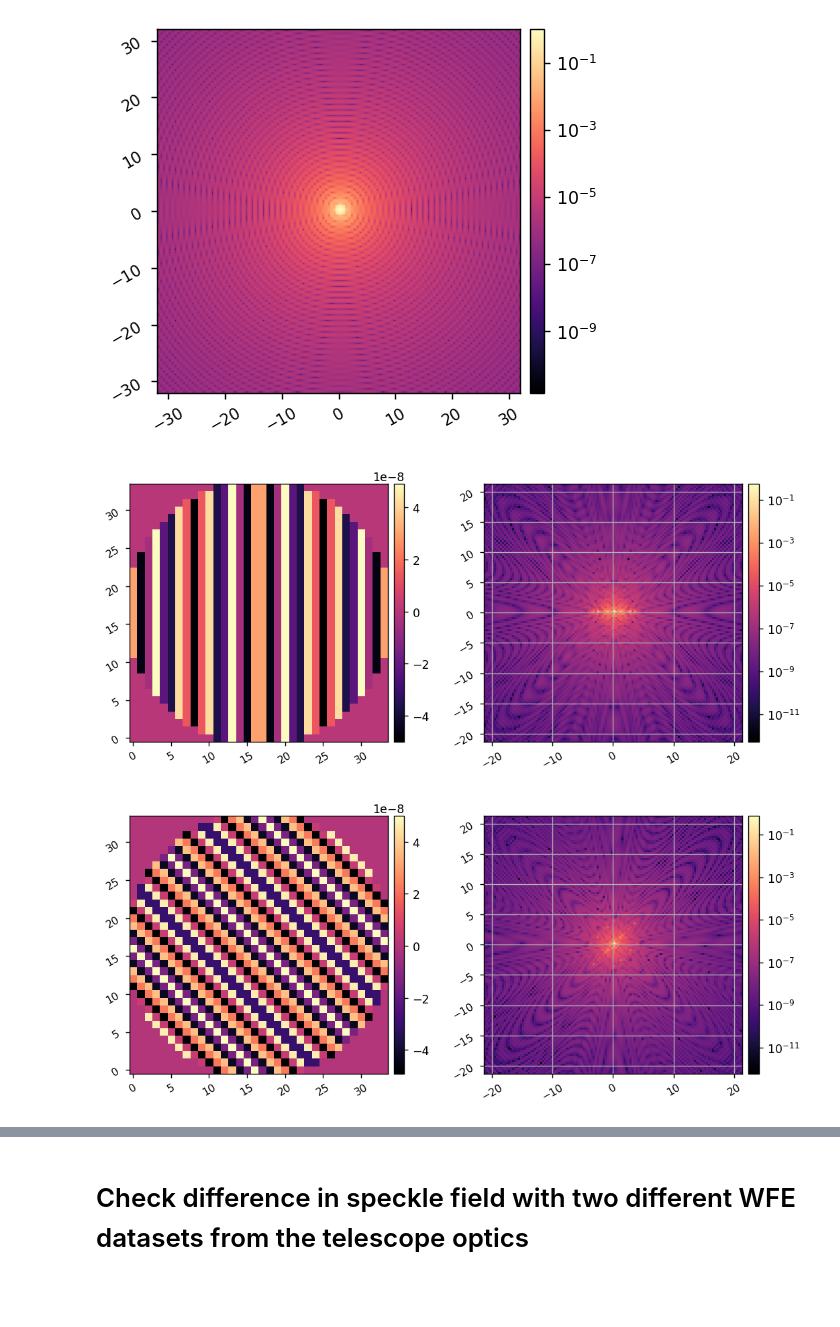
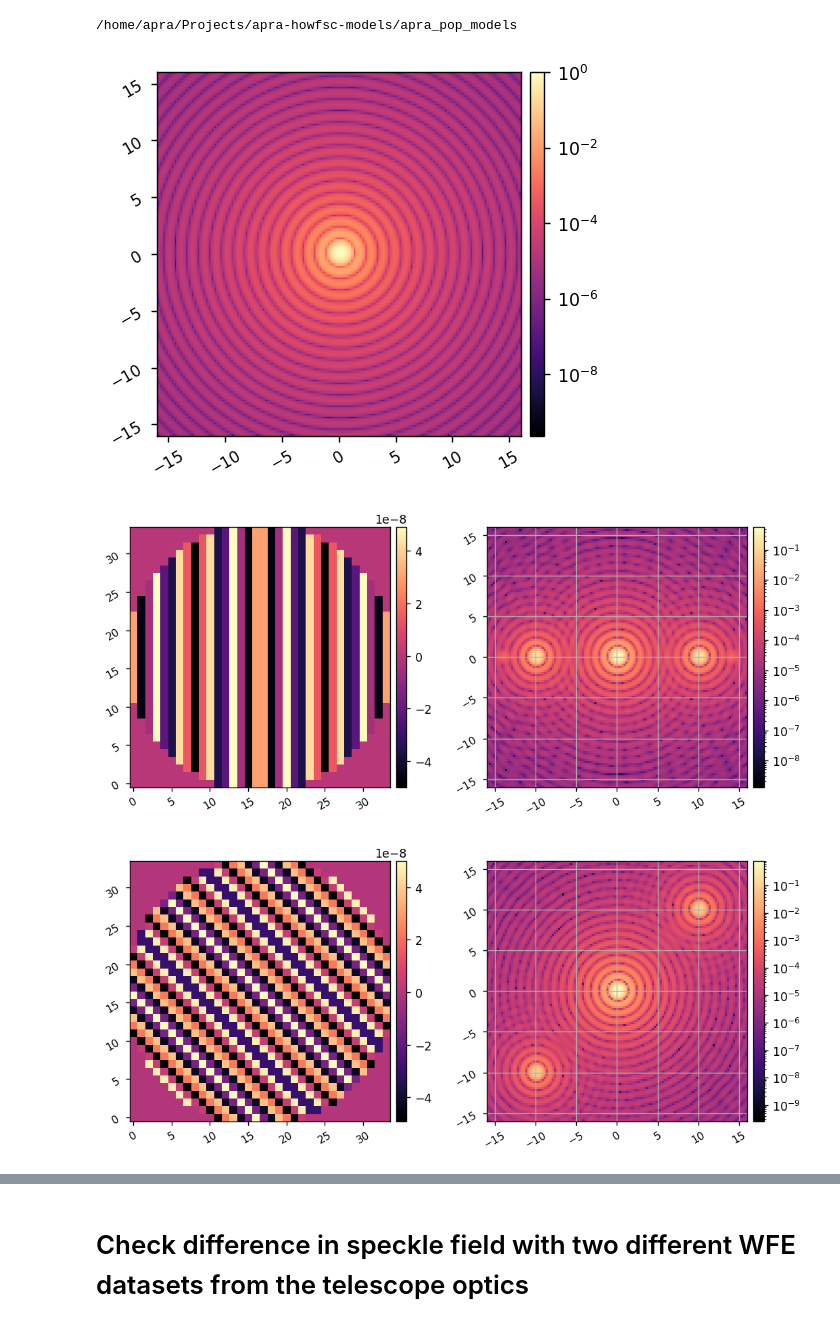
Before and after one commit to kian1377/apra-howfsc-models, a Jupyter notebook: notebooks/test_poppy_fresnel_model.ipynb, the cells around one changed output, grey strips where cells are left out. Saved outputs shown, nothing was run; the diff lists cells and outputs as text; code cells hidden in the pictures; blank space fills up the shorter version.

Commit message:
poppy fresnel and fraunhofer models running on cpu

```diff
--- a/notebooks/test_poppy_fresnel_model.ipynb
+++ b/notebooks/test_poppy_fresnel_model.ipynb
@@ -62,24 +63,25 @@ $4.5518207 \times 10^{-6} \; \mathrm{m}$
 # %%
 reload(fresnel)
 poppy_log.disabled = True
 
-coro = fresnel.CORO(psf_pixelscale_lamD=1/2)
+coro = fresnel.CORO(psf_pixelscale_lamD=1/4)
 
-coro.npix = 512
-coro.oversample = 8
+coro.npix = 256
+coro.oversample = 4
 coro.npsf = 128
 
 coro.OTEWFE = OTE_WFE
 
 coro.use_opds = False
 # coro.use_opds = True
 
 coro.im_norm = coro.snap().max()
 
 ref_im = coro.snap()
 imshow1(ref_im, pxscl=coro.psf_pixelscale_lamD, lognorm=True)
 # %% [output]
+/home/apra/Projects/apra-howfsc-models/apra_pop_models
-[figure, old version]
+[figure, new version]
 # %%
 poppy_log.disabled = True
 
@@ -104,5 +106,5 @@ coro.set_dm(com_2)
 im2 = coro.snap()
 imshow2(coro.get_dm(), im2, pxscl2=coro.psf_pixelscale_lamD, lognorm2=True, grid2=True)
 # %% [output]
-[figure, old version]
+[figure, new version]
-[figure, old version]
+[figure, new version]
```
Also changed, not shown: parts of 6 cells of this notebook, 4 other files.
